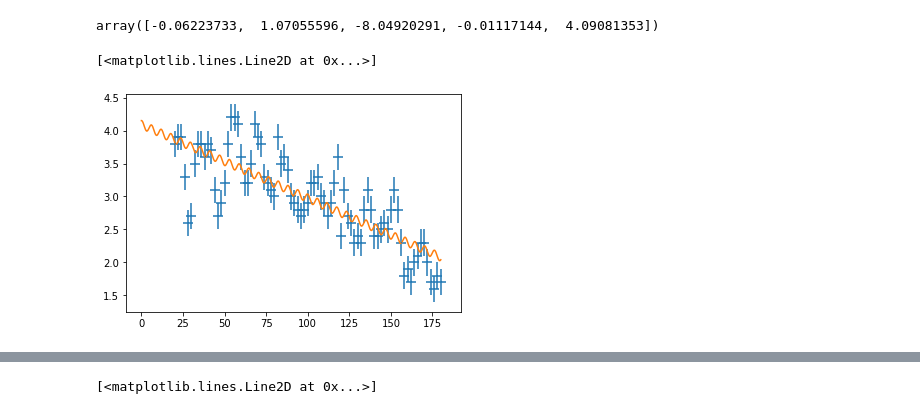
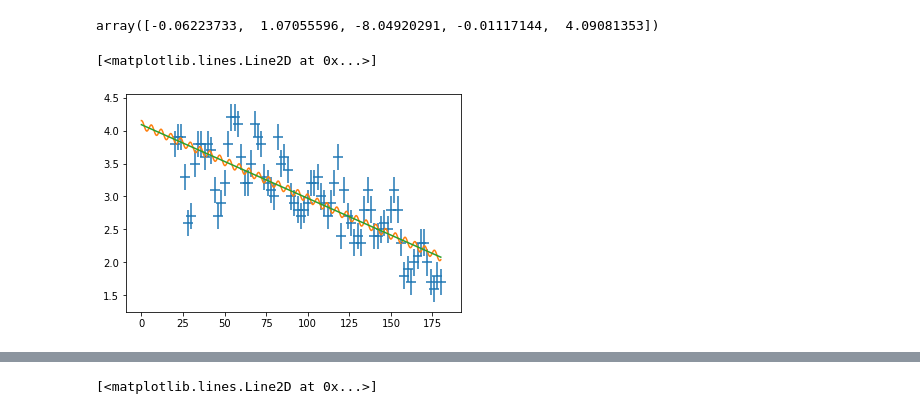
Before and after one commit to hakrac/praktikum, a Jupyter notebook: Mikrowellen/main.ipynb, the cells around one changed output, grey strips where cells are left out. Drawn from its saved outputs; the diff is of its cells as text; code cells hidden in the pictures.

```diff
--- a/Mikrowellen/main.ipynb
+++ b/Mikrowellen/main.ipynb
@@ -12,21 +39,30 @@ plt.show()
 # %%
 from scipy.optimize import curve_fit
 
-def func(x, a, b, c, d, e):
+def sin_func(x, a, b, c, d, e):
     return a * np.sin(b * x + c) + (d * x + e)
+
+def lin_func(x, a, b):
+    return (a * x + b)
+
 x = df_ll["z"].values
 y = df_ll["U"].values
-popt, pcov = curve_fit(func, x, y)
+popt, pcov = curve_fit(sin_func, x, y)
+lin_popt, lin_pcov = curve_fit(lin_func, x, y)
+
 
 popt
 # %% [output]
 array([-0.06223733,  1.07055596, -8.04920291, -0.01117144,  4.09081353])
 # %%
 X = np.linspace(0, 180, 1000)
-Y = func(X, *popt)
+Y = sin_func(X, *popt)
+lin_Y = lin_func(X, *lin_popt)
+
 plt.errorbar(x, y, yerr=0.2, xerr=3, fmt=",")
 
 plt.plot(X, Y)
+plt.plot(X, lin_Y)
 # %% [output]
 [<matplotlib.lines.Line2D at 0x...>]
-[figure, old version]
+[figure, new version]
```
Also changed, not shown: parts of 15 cells of this notebook.
